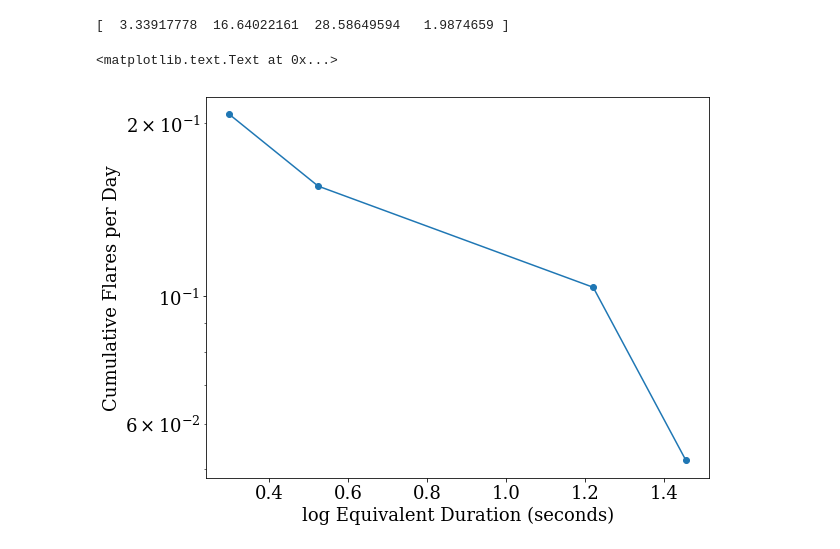
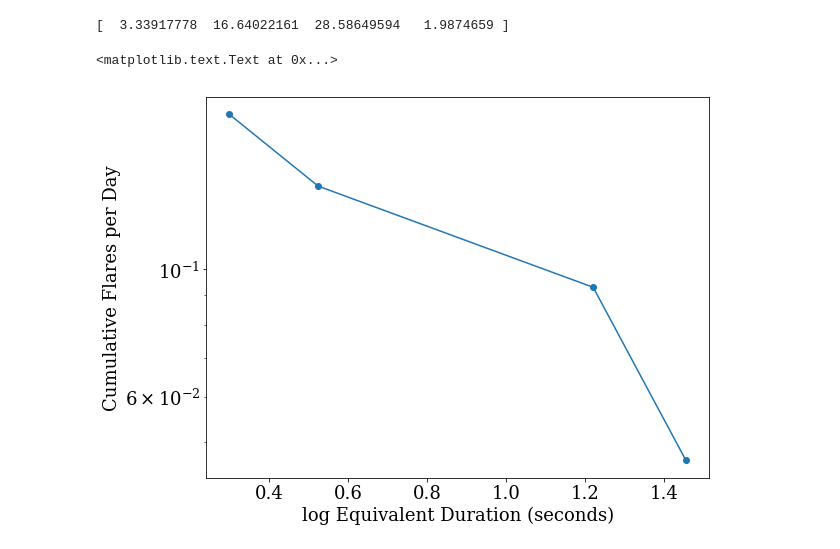
Before and after one commit to jradavenport/trappist1_IRflares, a Jupyter notebook: explore.ipynb, the cells around one changed output. Saved outputs shown, nothing was run; the diff lists cells and outputs as text; code cells hidden in the pictures.

```diff
--- a/explore.ipynb
+++ b/explore.ipynb
@@ -76,20 +76,21 @@ print(ed)
 # %%
 # now plot a Flare Frequency Distribution (FFD)
 
 exptime = np.median(df['time'].values[1:] - df['time'].values[0:-1])
-totdur = len(df) * exptime
+# totdur = len(df) * exptime
+totdur = np.nanmax(df['time'].values) - np.nanmin(df['time'].values)
 
 ffd_x = np.log10(ed[np.argsort(ed)])
 ffd_y = (np.arange(len(ffd_x))[::-1] + 1) / totdur
 
 plt.figure(figsize=(9,7))
 plt.plot(ffd_x, ffd_y, '-o')
 plt.yscale('log')
 plt.xlabel('log Equivalent Duration (seconds)')
 plt.ylabel('Cumulative Flares per Day')
 # %% [output]
 <matplotlib.text.Text at 0x...>
-[figure, old version]
+[figure, new version]
 # %%
 '''
 do some very rough conversions of Kepler FFD into IR, using the following terrible assumptions:
```
Also changed, not shown: parts of 9 cells of this notebook, 1 other file.
